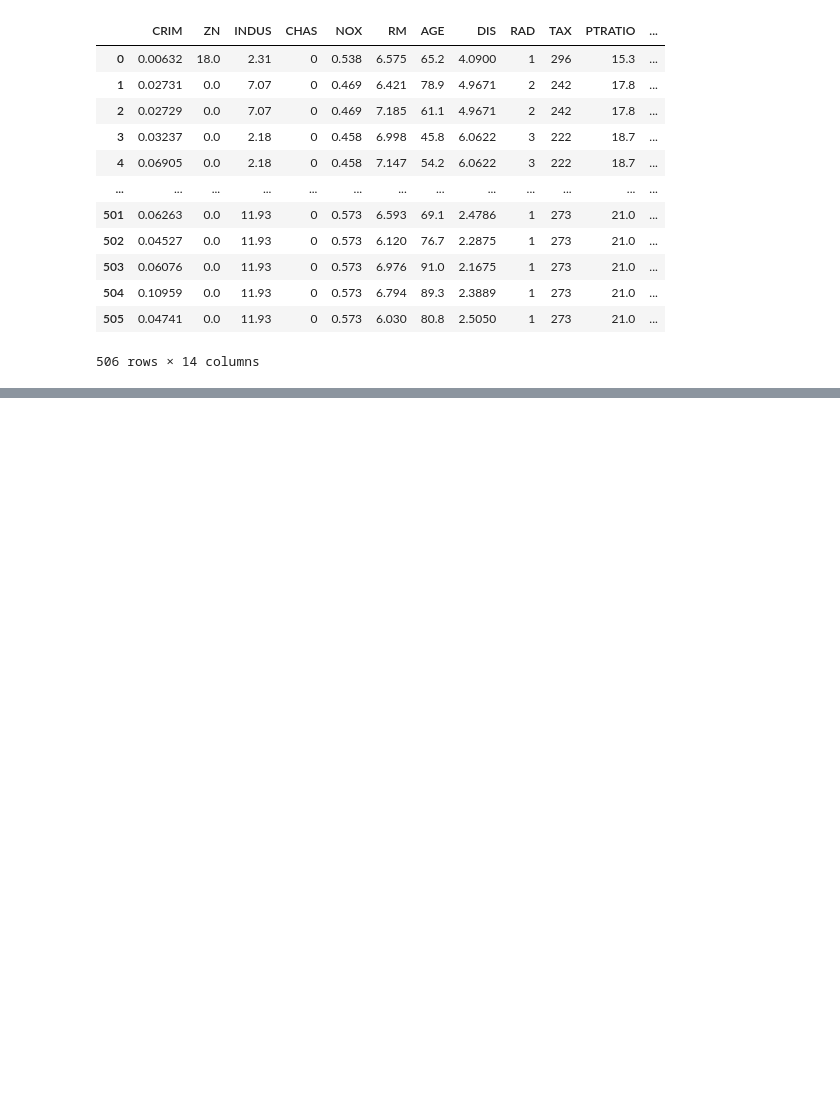
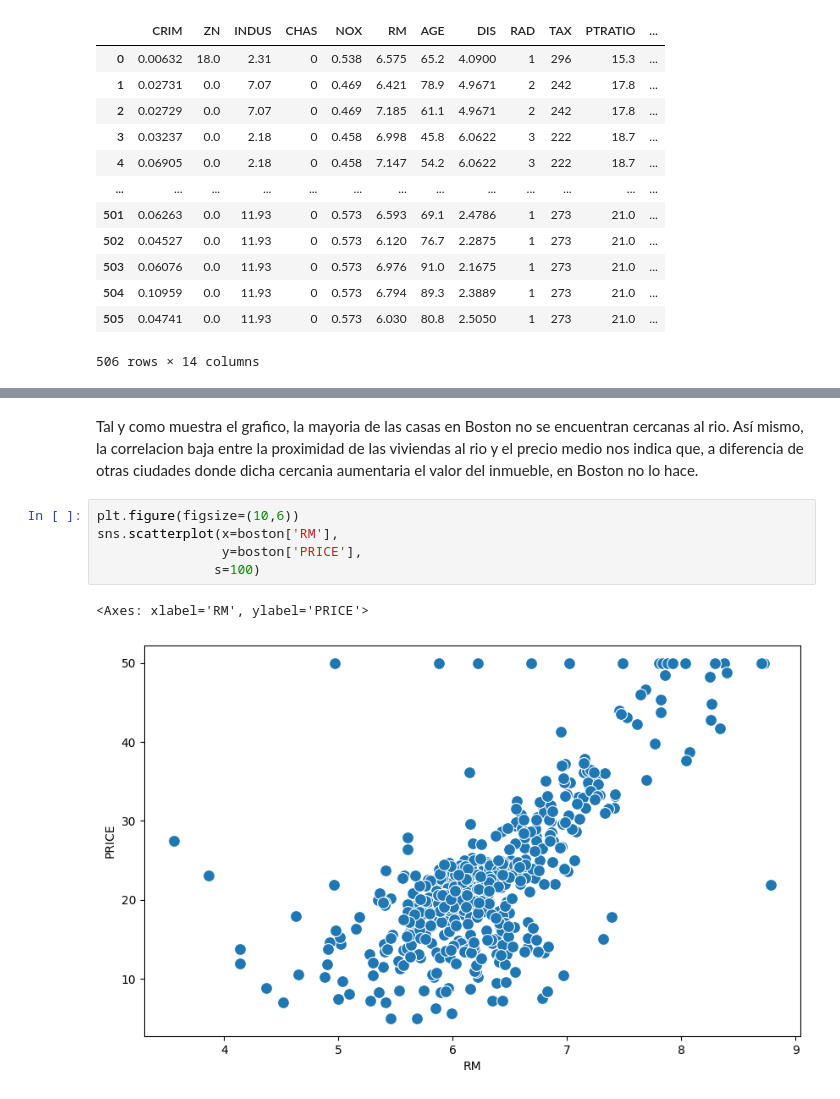
Before and after one commit to Milows/BostonHousePricing, a Jupyter notebook: Notebooks/IbaiGarcia.ipynb, the cells around one changed output, grey strips where cells are left out. Saved outputs shown, nothing was run; the diff lists cells and outputs as text; blank space fills up the shorter version.

```diff
--- a/Notebooks/IbaiGarcia.ipynb
+++ b/Notebooks/IbaiGarcia.ipynb
@@ -22,0 +112,10 @@ boston
+# %% [markdown]
+Tal y como muestra el grafico, la mayoria de las casas en Boston no se encuentran cercanas al rio. Así mismo, la correlacion baja entre la proximidad de las viviendas al rio y el precio medio nos indica que, a diferencia de otras ciudades donde dicha cercania aumentaria el valor del inmueble, en Boston no lo hace.
+# %%
+plt.figure(figsize=(10,6))
+sns.scatterplot(x=boston['RM'],
+                y=boston['PRICE'],
+               s=100)
+# %% [output]
+<Axes: xlabel='RM', ylabel='PRICE'>
+[figure, added]
```
Also changed, not shown: parts of 10 cells of this notebook.
